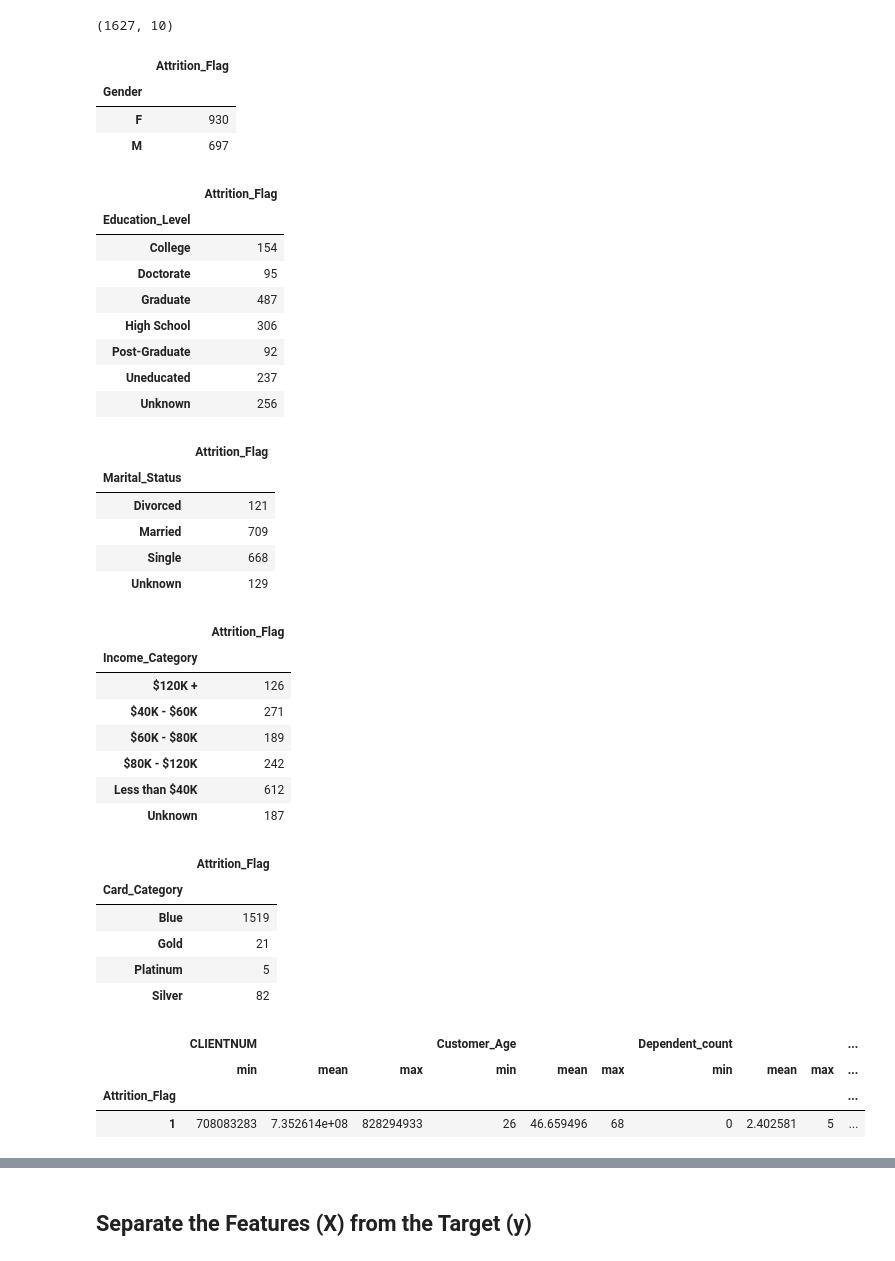
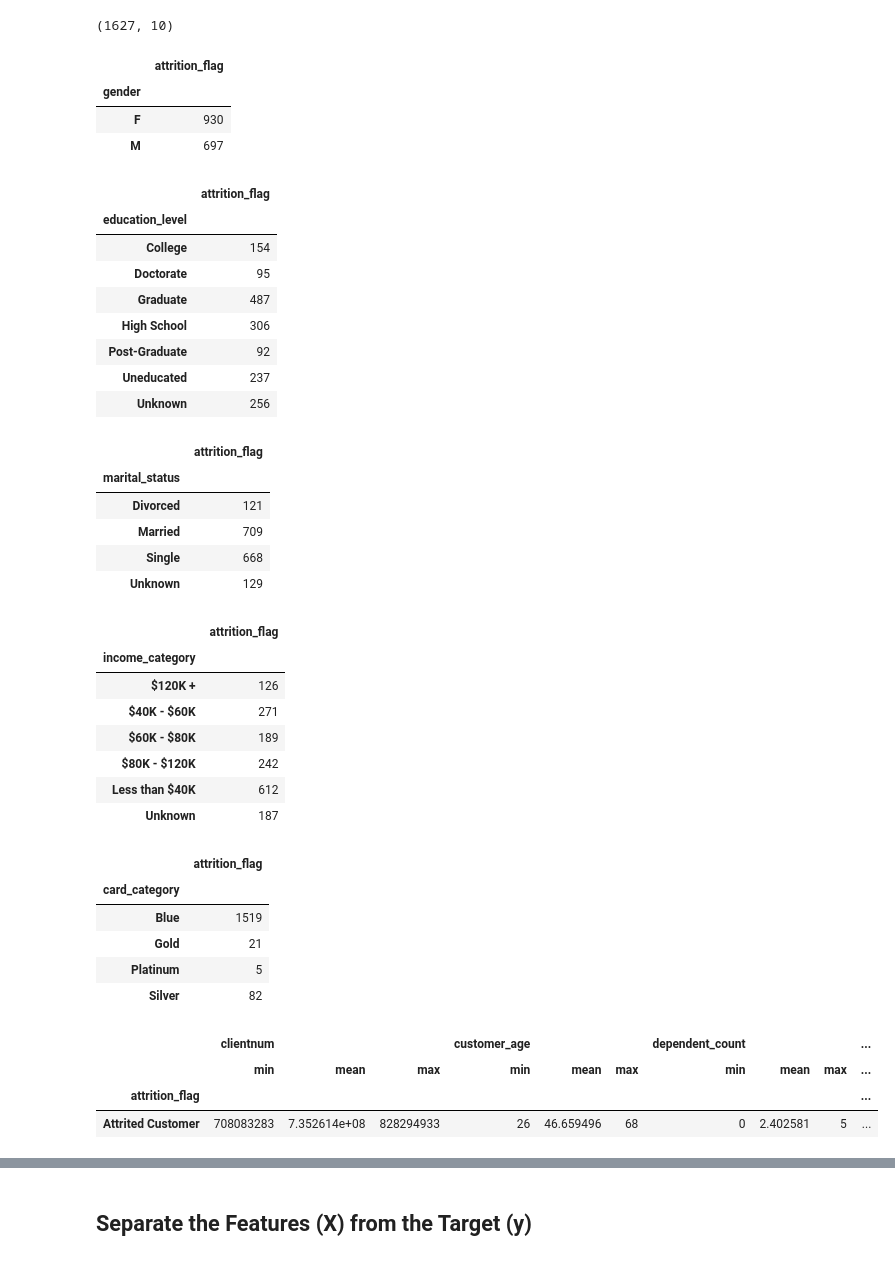
Before and after one commit to KHembrick/The_Final_Project, a Jupyter notebook: Segment Two Machine Learning Model.ipynb, the cells around one changed output, grey strips where cells are left out. Cells and saved outputs as stored; diff of their text form; code cells hidden in the pictures.

```diff
--- a/Segment Two Machine Learning Model.ipynb
+++ b/Segment Two Machine Learning Model.ipynb
@@ -21,5 +21,5 @@ warnings.filterwarnings("ignore", category=UserWarning)
 # %% [markdown]
 ### Exploratory Data Analysis
 # %%
-data = pd.read_csv('Resources/Client_info.csv')
-data.head()
+df = pd.read_csv('Resources/Client_info.csv')
+df.columns = map(str.lower, df.columns)
@@ -188,7 +197,7 @@ Name: Attrition_Flag, dtype: int64
 #Attrited Customer    1627
 #Name: Attrition_Flag, dtype: int64
 # %%
-Attrited = data[df["Attrition_Flag"] == "Attrited Customer"]
+Attrited = df[df["attrition_flag"] == "Attrited Customer"]
 # %%
 # The first 10 units were reached.
 Attrited.head(10)
@@ -211,18 +220,18 @@ Attrited.shape
 (1627, 10)
 # %%
 # Which gender has churned the most ?
-Attrited.groupby("Gender").agg({"Attrition_Flag": "count"})
+Attrited.groupby("gender").agg({"attrition_flag": "count"})
 # %% [output]
-|  | Attrition_Flag |
-| Gender |  |
+|  | attrition_flag |
+| gender |  |
 | F | 930 |
 | M | 697 |
 # %%
 # Which Education Level has churned the most?
-Attrited.groupby("Education_Level").agg({"Attrition_Flag": "count"})
+Attrited.groupby("education_level").agg({"attrition_flag": "count"})
 # %% [output]
-|  | Attrition_Flag |
-| Education_Level |  |
+|  | attrition_flag |
+| education_level |  |
 | College | 154 |
 | Doctorate | 95 |
 | Graduate | 487 |
@@ -232,20 +241,20 @@ Attrited.groupby("Education_Level").agg({"Attrition_Flag": "count"})
 | Unknown | 256 |
 # %%
 # Which Marital Status churned the most?
-Attrited.groupby("Marital_Status").agg({"Attrition_Flag": "count"})
+Attrited.groupby("marital_status").agg({"attrition_flag": "count"})
 # %% [output]
-|  | Attrition_Flag |
-| Marital_Status |  |
+|  | attrition_flag |
+| marital_status |  |
 | Divorced | 121 |
 | Married | 709 |
 | Single | 668 |
 | Unknown | 129 |
 # %%
 # Which Income Level churned the most?
-Attrited.groupby("Income_Category").agg({"Attrition_Flag": "count"})
+Attrited.groupby("income_category").agg({"attrition_flag": "count"})
 # %% [output]
-|  | Attrition_Flag |
-| Income_Category |  |
+|  | attrition_flag |
+| income_category |  |
 | $120K + | 126 |
 | $40K - $60K | 271 |
 | $60K - $80K | 189 |
@@ -254,22 +263,22 @@ Attrited.groupby("Income_Category").agg({"Attrition_Flag": "count"})
 | Unknown | 187 |
 # %%
 # Which card category churned the most?
-Attrited.groupby("Card_Category").agg({"Attrition_Flag": "count"})
+Attrited.groupby("card_category").agg({"attrition_flag": "count"})
 # %% [output]
-|  | Attrition_Flag |
-| Card_Category |  |
+|  | attrition_flag |
+| card_category |  |
 | Blue | 1519 |
 | Gold | 21 |
 | Platinum | 5 |
 | Silver | 82 |
 # %%
 # Min, mean and max values of all variables were taken according to the dependent variable.
-Attrited.groupby("Attrition_Flag").agg(["min","mean","max"])
+Attrited.groupby("attrition_flag").agg(["min","mean","max"])
 # %% [output]
-|  | CLIENTNUM |  |  | Customer_Age |  |  | Dependent_count |  |  | ... |
+|  | clientnum |  |  | customer_age |  |  | dependent_count |  |  | ... |
 |  | min | mean | max | min | mean | max | min | mean | max | ... |
-| Attrition_Flag |  |  |  |  |  |  |  |  |  | ... |
-| 1 | 708083283 | 7.352614e+08 | 828294933 | 26 | 46.659496 | 68 | 0 | 2.402581 | 5 | ... |
+| attrition_flag |  |  |  |  |  |  |  |  |  | ... |
+| Attrited Customer | 708083283 | 7.352614e+08 | 828294933 | 26 | 46.659496 | 68 | 0 | 2.402581 | 5 | ... |
 # %%
 # The distribution of the Attrition Flag variable in the dataset is plotted as pie and columns graphs.
 import seaborn as sns
```
Also changed, not shown: parts of 19 cells of this notebook.
